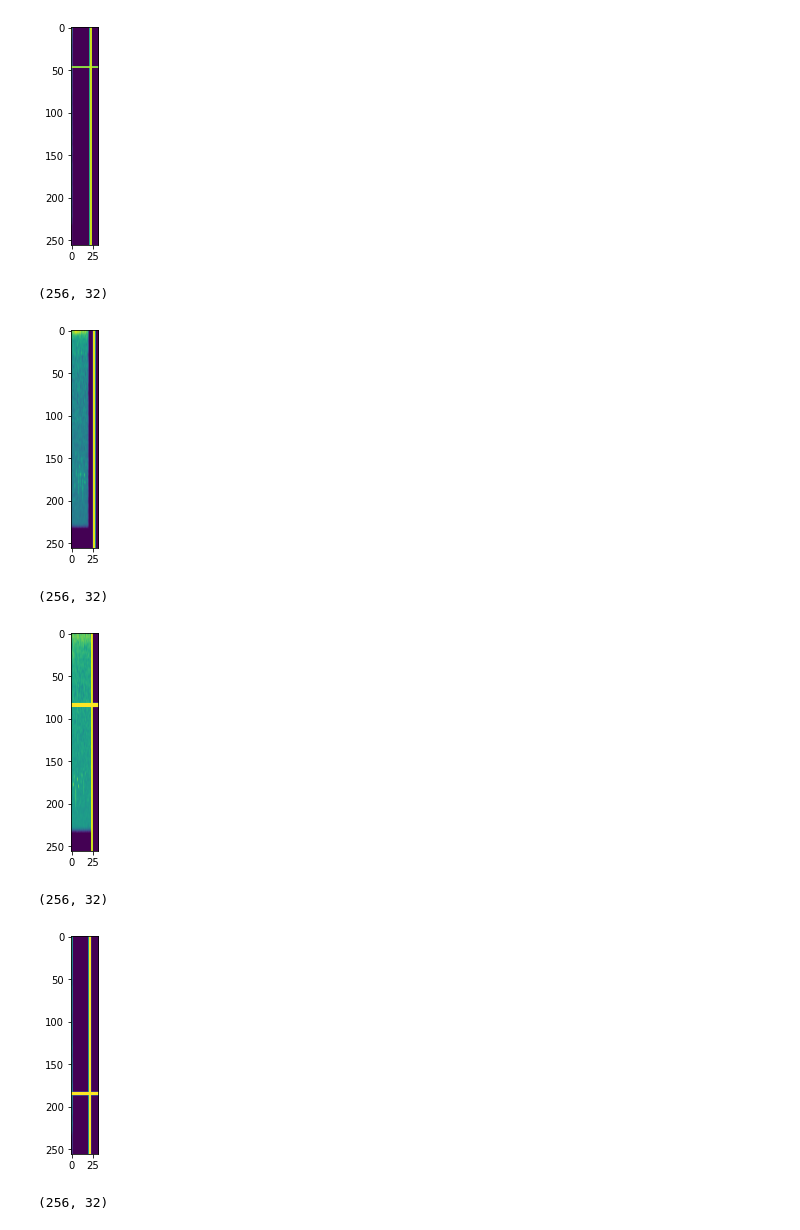
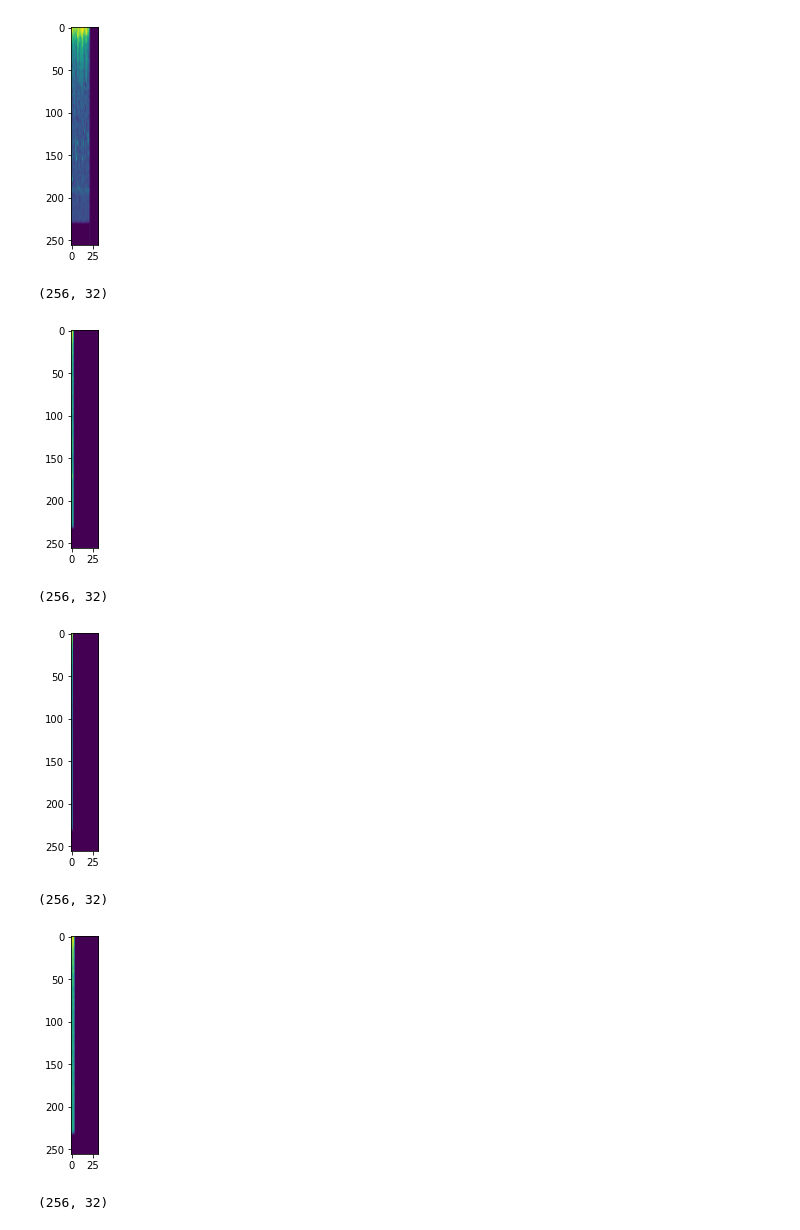
Before and after one commit to ixobert/birds-generation, a Jupyter notebook: src/notebooks/specaug.ipynb, the cells around one changed output. Saved outputs shown, nothing was run; the diff lists cells and outputs as text; code cells hidden in the pictures.

```diff
--- a/src/notebooks/specaug.ipynb
+++ b/src/notebooks/specaug.ipynb
@@ -201,7 +201,7 @@ print("Classes in the dataset: ", classes)
 #     ]
 # )
 
-transforms = ['spec_stretching' ]
+transforms = ['input_dropout' ]
 transform = partial(SpectrogramsDataModule.custom_augment, transforms=transforms)
 #Create a dataset object
 batch_size = 3
@@ -213,7 +213,7 @@ for i, sample in enumerate(dataloader):
   spec = sample[0]
   for j in range(batch_size):
     spec_temp = spec.squeeze(1)[j]
-    print(spec_temp.min(), spec_temp.max())
+    print(spec_temp.min(), spec_temp.max(), spec_temp.shape)
     plot_spectrogram(spec_temp, title="Original")
   if i > 5:
     break
@@ -277,21 +277,21 @@ tensor(-100.) tensor(-33.2701)
 # print(spec.shape)
 # plot_spectrogram(spec[0])
 # %%
-for i, file in enumerate(glob.glob("/Users/test/Documents/Projects/Master/ArticBirdsSounds/audio_annots/augmented/specaug/LALO/*.npy")):
+for i, file in enumerate(glob.glob("/Users/test/Documents/Projects/Master/ArticBirdsSounds/audio_annots/augmented/input_noise/AMGP/*.npy")):
     audio = np.load(file)
     print(audio.shape)
     # fig = plt.figure(figsize=(20, 5))
     plt.imshow(audio)
     plt.show()
     if i > 10:
         break
 # %% [output]
 (256, 32)
-[figure, old version]
+[figure, new version]
 (256, 32)
-[figure, old version]
+[figure, new version]
 (256, 32)
-[figure, old version]
+[figure, new version]
 (256, 32)
-[figure, old version]
+[figure, new version]
 (256, 32)
```
Also changed, not shown: parts of 2 cells of this notebook, 3 other files.
